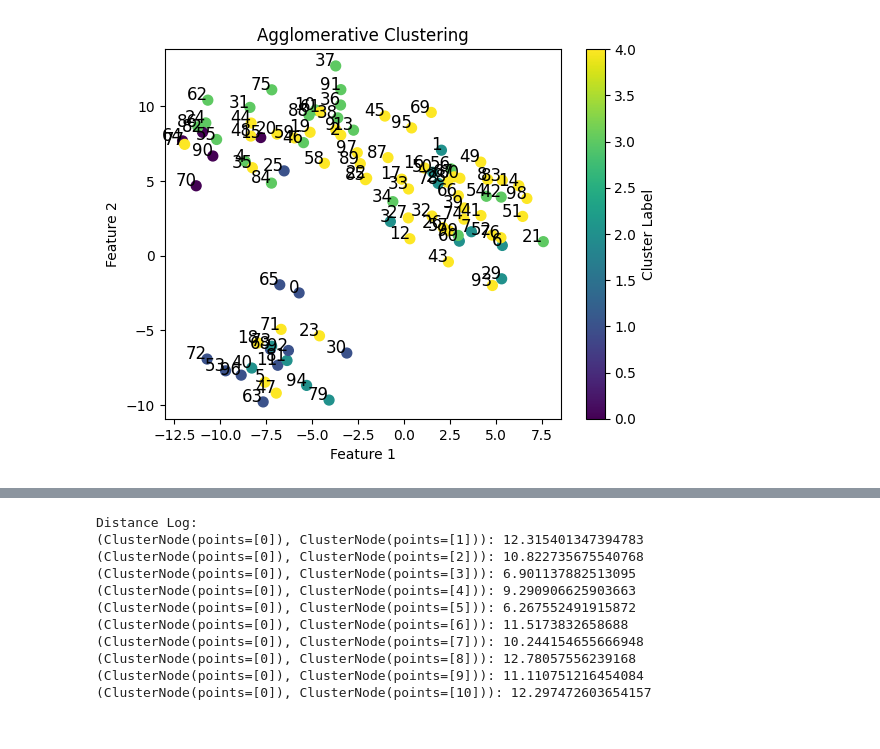
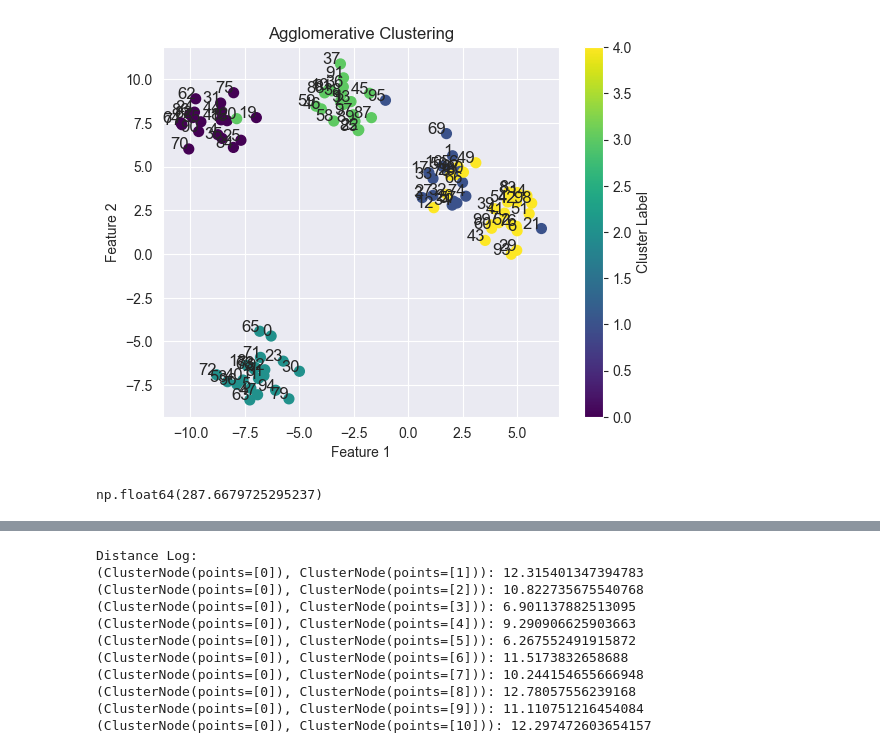
Before and after one commit to judywu4800/SI_HierarchicalClustering, a Jupyter notebook: Hierarchial_Clustering_testing.ipynb, the cells around one changed output, grey strips where cells are left out. Saved outputs shown, nothing was run; the diff lists cells and outputs as text; code cells hidden in the pictures.

Commit message:
randomization plots updated

```diff
--- a/Hierarchial_Clustering_testing.ipynb
+++ b/Hierarchial_Clustering_testing.ipynb
@@ -5,28 +5,32 @@ import matplotlib.pyplot as plt
 from hierarchical_clustering import AgglomerativeClustering
 from sklearn.metrics import silhouette_score
 # %%
-X, y = make_blobs(n_samples=100, centers=5, cluster_std=2,random_state=42)
+X, y = make_blobs(n_samples=100, centers=5, cluster_std=1,random_state=42)
 
 # Fit agglomerative clustering
-model = AgglomerativeClustering(X, tau=100, n_clusters=5,linkage="ward")
+model = AgglomerativeClustering(X, tau=5, n_clusters=5,linkage="ward")
 model.fit()
 # Create an array to hold the assigned cluster labels
 cluster_labels = np.zeros(X.shape[0], dtype=int)
 
 # Assign cluster labels from the final cluster nodes
 for idx, node in enumerate(model.cluster_nodes):
     for point_index in node.points:
         cluster_labels[point_index] = idx
 
     # Visualize the clusters
 plt.scatter(X[:, 0], X[:, 1], s=50, c=cluster_labels, cmap='viridis', label='Data Points')
 plt.title('Agglomerative Clustering')
 plt.xlabel('Feature 1')
 plt.ylabel('Feature 2')
 plt.colorbar(label='Cluster Label')
 for i in range(len(X)):
     plt.annotate(str(i), (X[i, 0], X[i, 1]), fontsize=12, ha='right')
 
 plt.show()
 # %% [output]
-[figure, old version]
+[figure, new version]
+# %%
+model.compute_wcss()
+# %% [output]
+np.float64(287.6679725295237)
```
Also changed, not shown: parts of 4 cells of this notebook, 4 other files.
